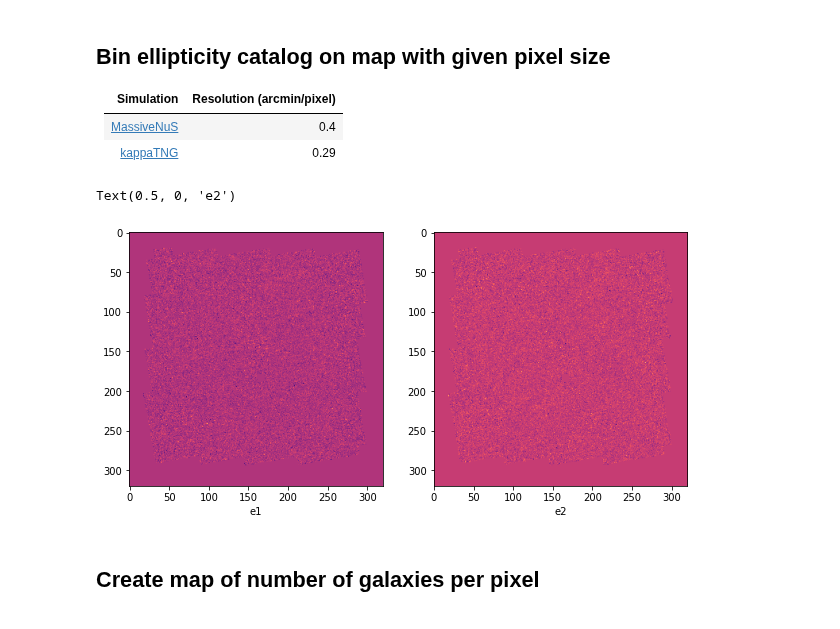
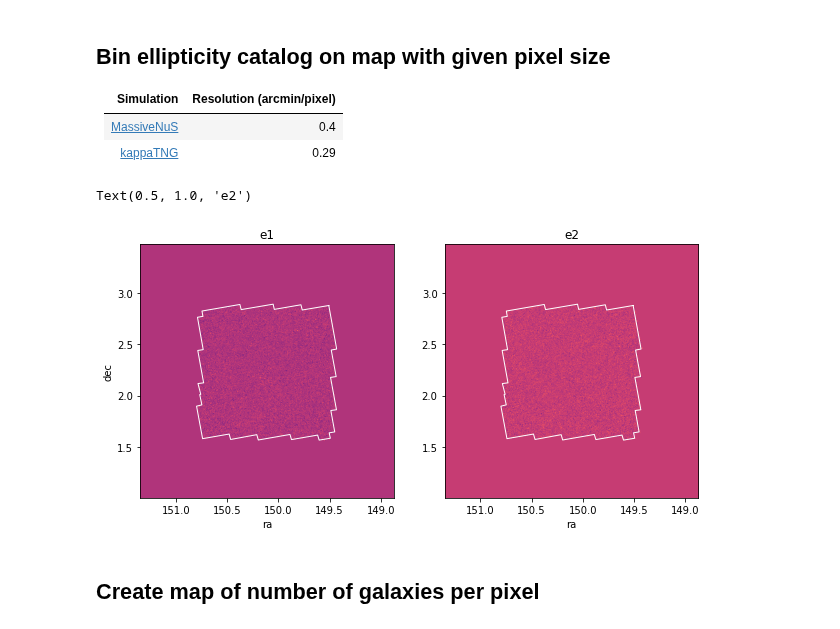
Before and after one commit to CosmoStat/jax-lensing, a Jupyter notebook: notebooks/COSMOS_shape_catalog.ipynb, the cells around one changed output. Cells and saved outputs as stored; diff of their text form; code cells hidden in the pictures.

```diff
--- a/notebooks/COSMOS_shape_catalog.ipynb
+++ b/notebooks/COSMOS_shape_catalog.ipynb
@@ -139,13 +191,23 @@ e1map, e2map = bin2d(cat_full['Ra'], cat_full['Dec'],
                      extent=extent)
-# %%
-figure(figsize=[10,5])
-subplot(121)
-imshow(e1map, cmap='magma')
-xlabel('e1')
-subplot(122)
-imshow(e2map, cmap='magma')
-xlabel('e2')
-# %% [output]
-Text(0.5, 0, 'e2')
-[figure, removed]
+# %%
+figure(figsize=[10,5])
+subplot(121)
+imshow(e1map, cmap='magma', origin='lower', extent=get_extend_radec(resolution, width))
+xlim(gca().get_xlim()[::-1])
+ra, dec = np.array(COSMOS_VERTICES).T
+plot(ra, dec,  c='w', lw=1)
+xlabel('ra')
+ylabel('dec')
+title('e1')
+
+subplot(122)
+imshow(e2map, cmap='magma', origin='lower', extent=get_extend_radec(resolution, width))
+xlim(gca().get_xlim()[::-1])
+ra, dec = np.array(COSMOS_VERTICES).T
+plot(ra, dec,  c='w', lw=1)
+xlabel('ra')
+title('e2')
+# %% [output]
+Text(0.5, 1.0, 'e2')
+[figure, added]
 # %%
```
Also changed, not shown: parts of 30 cells of this notebook.
